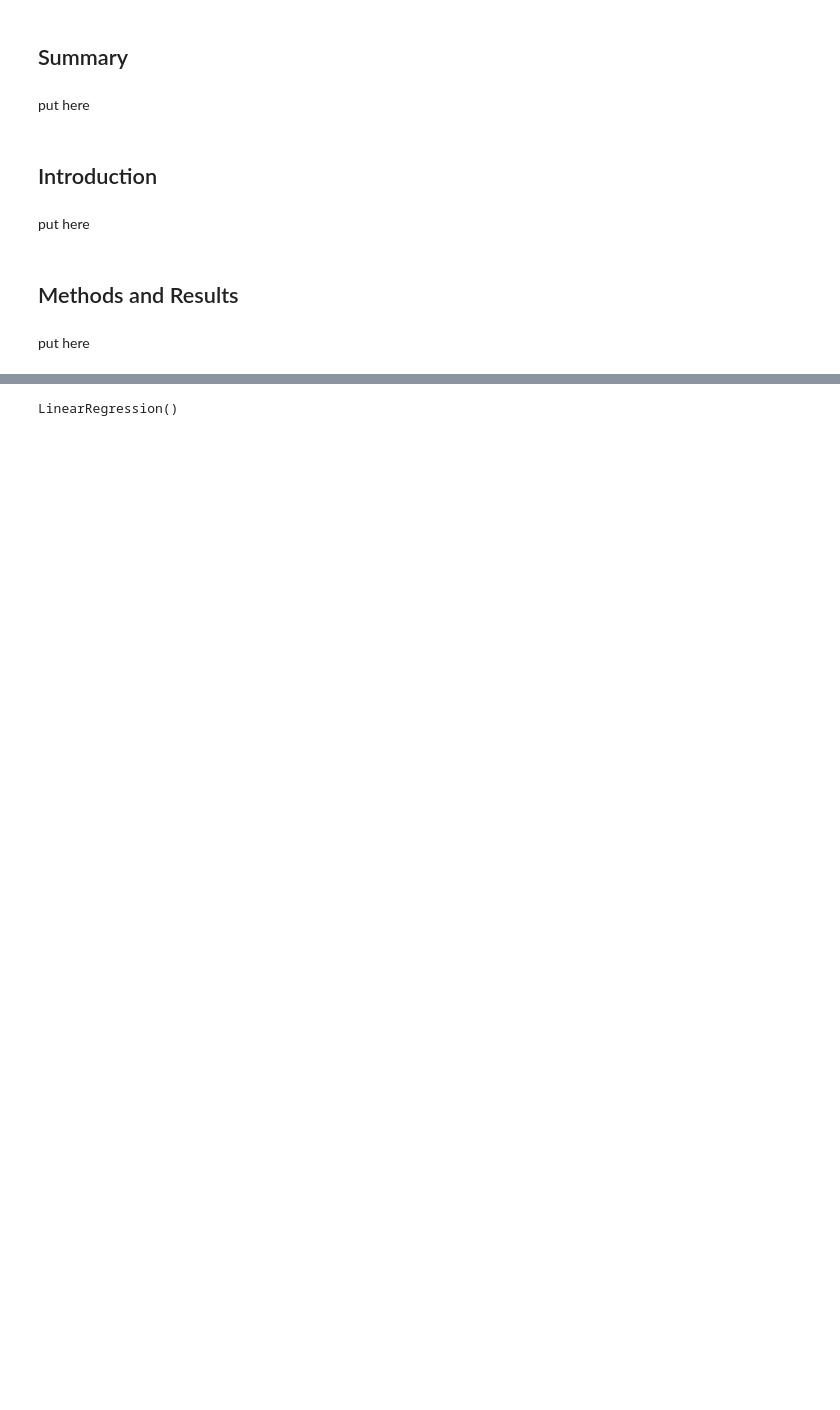
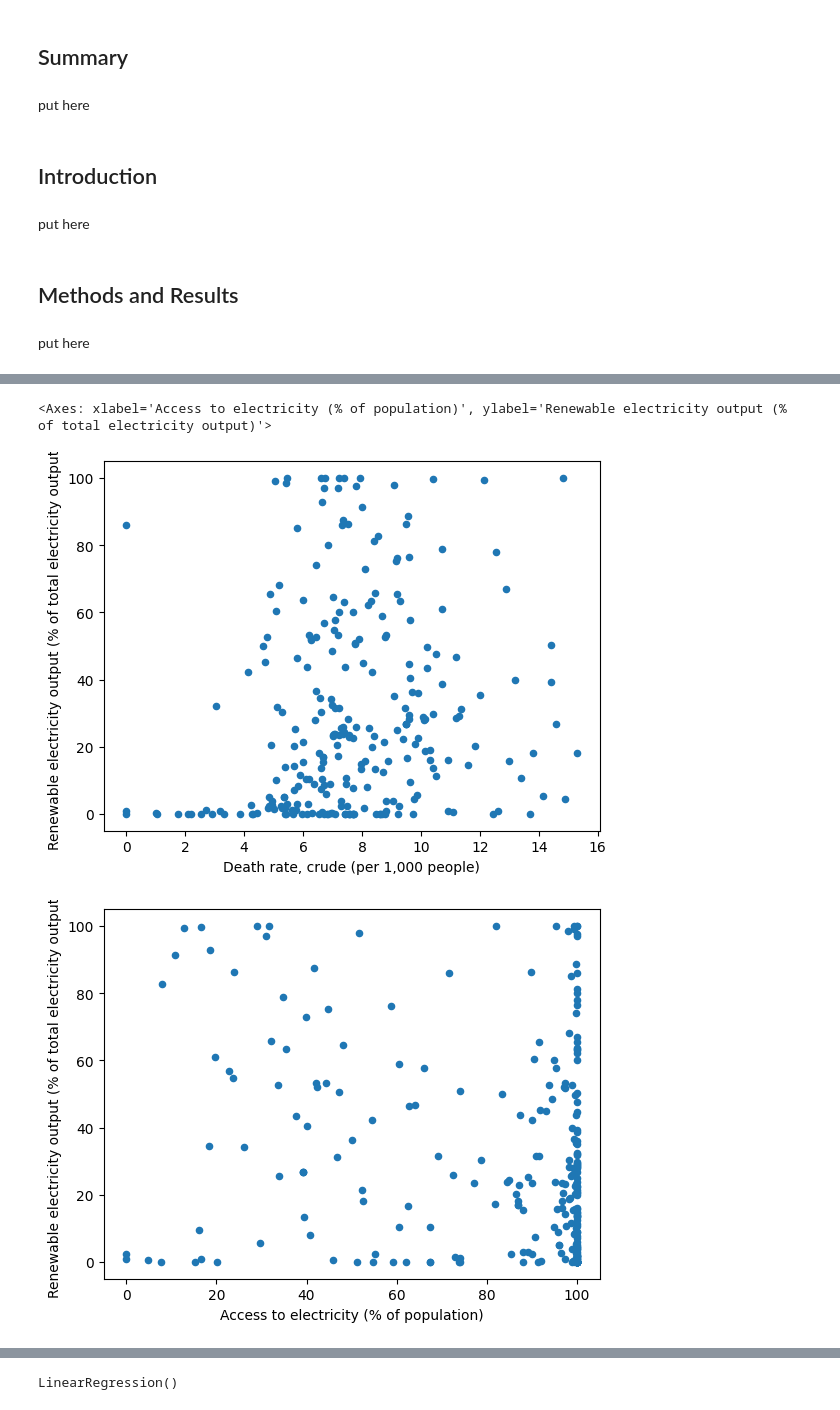
Before and after one commit to cadenmchan/dsci310_project, a Jupyter notebook: analysis.ipynb, the cells around one changed output, grey strips where cells are left out. Drawn from its saved outputs; the diff is of its cells as text; code cells hidden in the pictures; blank space fills up the shorter version.

Commit message:
trying to graph some EDA

```diff
--- a/analysis.ipynb
+++ b/analysis.ipynb
@@ -60,6 +68,13 @@ numeric_feats= ['Access to electricity (% of population)', 'Adjusted savings: ca
 data4=data4.fillna(0)
 # %%
+
+
 data4.plot.scatter(x='Death rate, crude (per 1,000 people)', y='Renewable electricity output (% of total electricity output)')
+data4.plot.scatter(x='Access to electricity (% of population)', y='Renewable electricity output (% of total electricity output)')
+# %% [output]
+<Axes: xlabel='Access to electricity (% of population)', ylabel='Renewable electricity output (% of total electricity output)'>
+[figure, added]
+[figure, added]
 # %%
 #split data into training and testing
 
```
Also changed, not shown: parts of 5 cells of this notebook.
